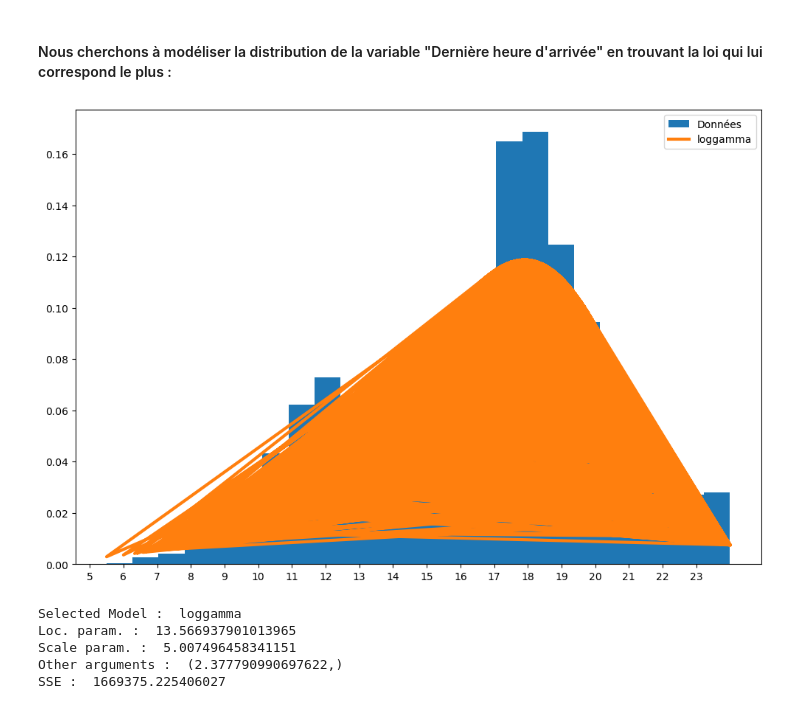
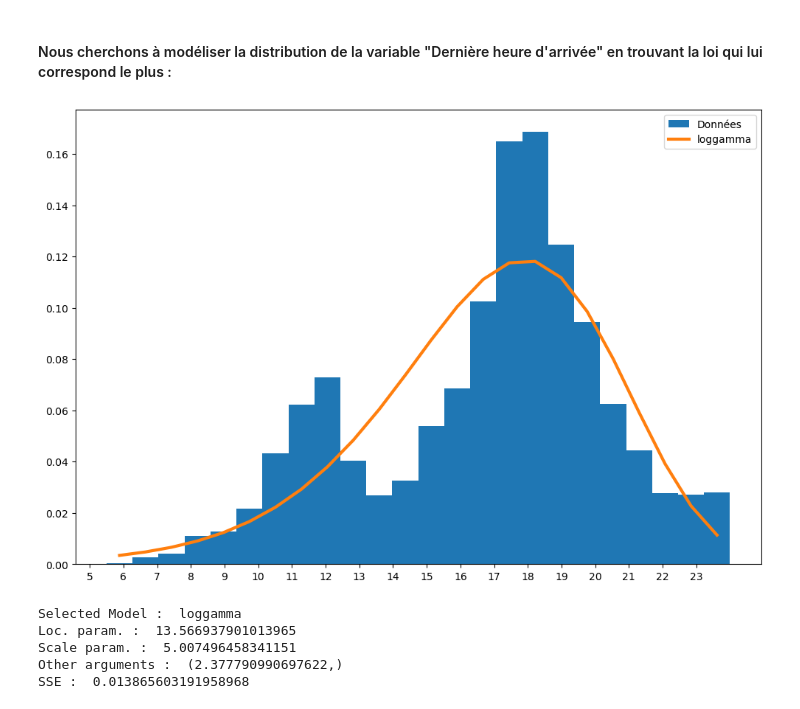
Before and after one commit to kilianguillon/Projet_statapp, a Jupyter notebook: H_arrivee.ipynb, the cells around one changed output. Cells and saved outputs as stored; diff of their text form; code cells hidden in the pictures.

```diff
--- a/H_arrivee.ipynb
+++ b/H_arrivee.ipynb
@@ -168,15 +164,17 @@ import scipy
 dist_names = ['norm', 'beta','gamma', 'pareto', 't', 'lognorm', 'invgamma','loggamma', 'invgauss', 'alpha', 'chi', 'chi2'] #Liste des lois candidates
 data = emp_Tdep_df[(emp_Tdep_df['TYPE_jour']!='samedi') & (emp_Tdep_df['TYPE_jour']!='dimanche')]['HEURE_ARRIVEE'].to_frame()
 # %%
+'''On cherche la loi qui a la plus petite somme des résidus au carré'''
 sse = np.inf
-sse_thr = 0.10 # Seuil pour la somme des carrés des résidus au dessous de laquelle on accepte la loi
+y, x = np.histogram(data, bins=24, density=True)
+x = (x + np.roll(x, -1))[:-1] / 2.0
 
 # Pour chaque distribution
 for name in dist_names:
 
 	# Modéliser
 	dist = getattr(scipy.stats, name)
-	param = dist.fit(data['HEURE_ARRIVEE'])
+	param = dist.fit(data)
 
 	# Paramètres
 	loc = param[-2]
@@ -184,9 +182,9 @@ for name in dist_names:
 	arg = param[:-2]
 
 	# PDF
-	pdf = dist.pdf(data['HEURE_ARRIVEE'], *arg, loc=loc, scale=scale)
+	pdf = dist.pdf(x, *arg, loc=loc, scale=scale)
 	# SSE
-	model_sse = np.sum((data['HEURE_ARRIVEE'] - pdf)**2)
+	model_sse = np.sum((y - pdf)**2)
 
 	# Si le SSE est ddiminué, enregistrer la loi
 	if model_sse < sse :
@@ -196,28 +194,24 @@ for name in dist_names:
 		best_scale = scale
 		best_arg = arg
 		best_name = name
-
-	# Si en dessous du seuil, quitter la boucle
-	if model_sse < sse_thr :
-		break
 # %%
 plt.figure(figsize=(12,8))
 plt.hist(data,label="Données",bins=24,density=True)
 plt.xticks(np.arange(0,24))
-plt.plot(data['HEURE_ARRIVEE'],best_pdf,label=best_name, linewidth=3)
+plt.plot(x,best_pdf,label=best_name, linewidth=3)
 plt.legend(loc='upper right')
 plt.show()
 
 # Détails sur la loi sélectionnée
 print("Selected Model : ", best_name)
 print("Loc. param. : ", best_loc)
 print("Scale param. : ", best_scale)
 print("Other arguments : ", best_arg)
 print("SSE : ", sse)
 # %% [output]
-[figure, old version]
+[figure, new version]
 Selected Model :  loggamma
 Loc. param. :  13.566937901013965
 Scale param. :  5.007496458341151
 Other arguments :  (2.377790990697622,)
-SSE :  1669375.225406027
+SSE :  0.013865603191958968
```
Also changed, not shown: parts of 4 cells of this notebook.
